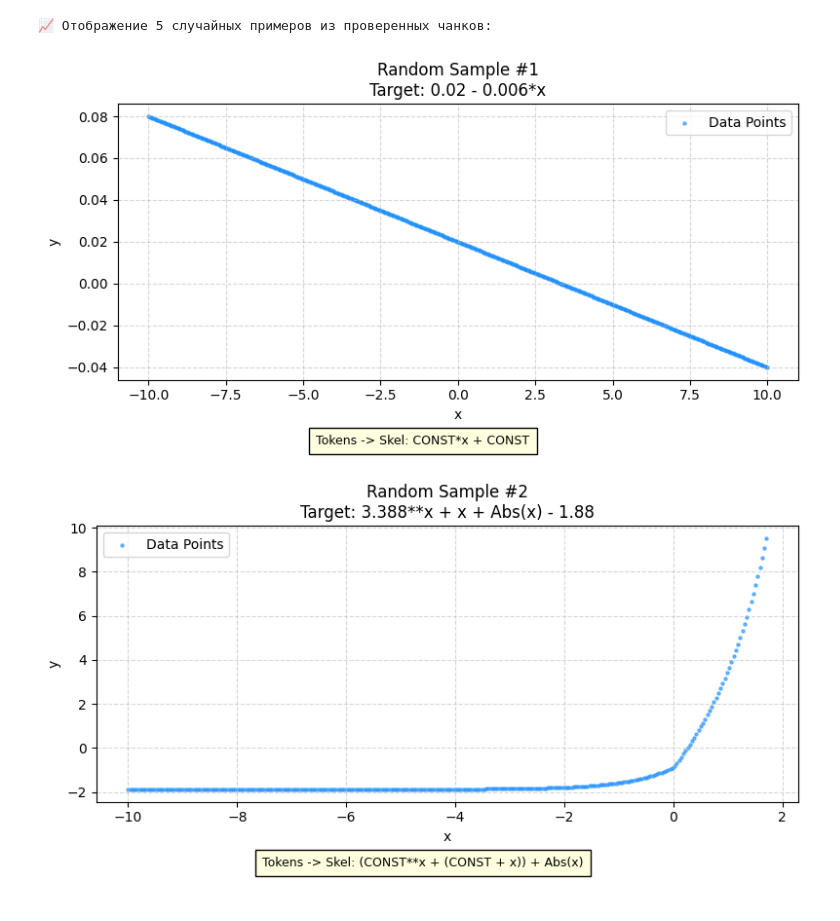
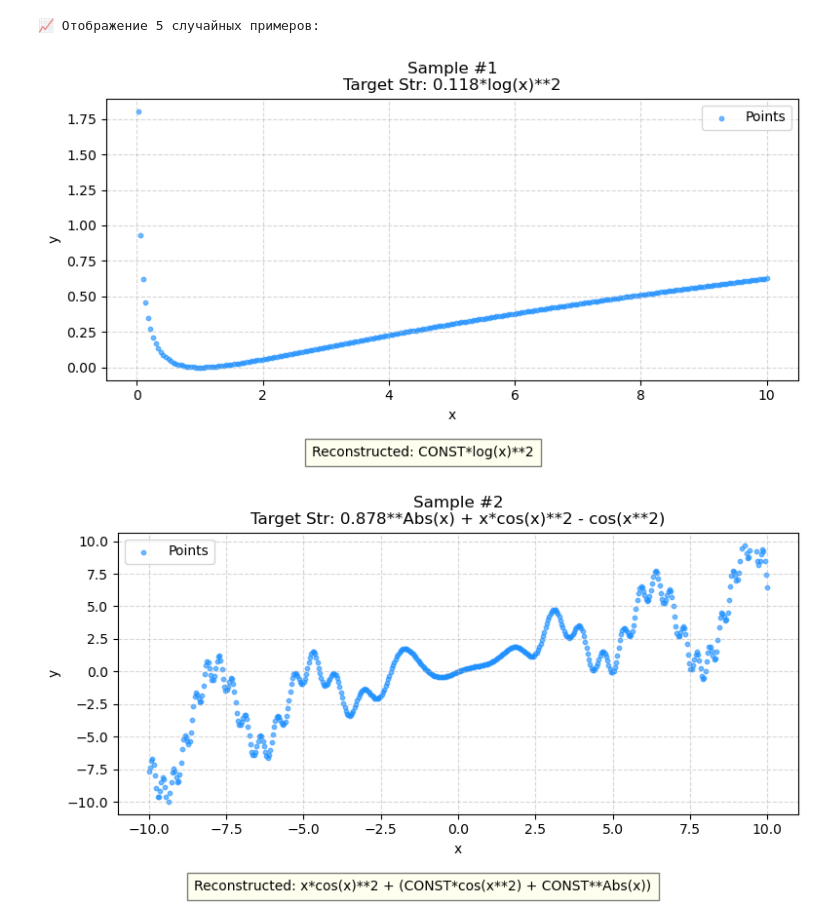
Before and after one commit to YauheniShe/Graph2Eq, a Jupyter notebook: notebooks/check_data.ipynb, the cells around one changed output. Cells and saved outputs as stored; diff of their text form; code cells hidden in the pictures.

```diff
--- a/notebooks/check_data.ipynb
+++ b/notebooks/check_data.ipynb
@@ -4,21 +4,28 @@ import pickle
 import numpy as np
 import matplotlib.pyplot as plt
 import sympy as sp
+import random
 from pathlib import Path
 from collections import Counter
 from tqdm import tqdm
 
-# Импорт вашего токенизатора
 from src.tokenizer import Tokenizer
 
-# Настройки
-DATA_DIR = Path("../data/train")
-NUM_CHUNKS_TO_CHECK = 18  # Сколько первых чанков проверить (k)
+DATA_DIR = Path("../data/val")
+NUM_CHUNKS_TO_CHECK = 11
+NUM_SAMPLES_TO_VISUALIZE = 5
+
+
+PAD_TOKEN_ID = 0
+SOS_TOKEN_ID = 1
+EOS_TOKEN_ID = 2
+
 
 tokenizer = Tokenizer()
 
+
 def get_token_name(token_obj):
-    """Преобразует ID/объект токена в читаемую строку"""
+    """Преобразует ID/объект токена в читаемую строку. Доступна глобально."""
     if isinstance(token_obj, str): return token_obj
     if isinstance(token_obj, int): return str(token_obj)
     if hasattr(token_obj, '__name__'): return token_obj.__name__
@@ -191,47 +137,50 @@ plot_aggregated_stats(agg_counts, agg_lengths, tokenizer)
 # %%
 def visualize_collected_samples(samples, tokenizer):
     if not samples:
-        print("❌ Нет примеров для отображения.")
+        print("⚠️ Нет примеров для отображения.")
         return
 
-    print(f"📈 Отображение {len(samples)} случайных примеров из проверенных чанков:")
+    print(f"📈 Отображение {len(samples)} случайных примеров:")
 
     for i, item in enumerate(samples):
-        expr_str = item['expr_str']
+        expr_str = item.get('expr_str', 'N/A')
         tokens = item['tokens']
-        points = item['points'] # x, y, mask
+        points = item['points']
 
-        # Декодирование для проверки
-        clean_tokens = tokens[(tokens != 0) & (tokens != 1) & (tokens != 2)]
+        mask_special = (tokens != PAD_TOKEN_ID) & (tokens != SOS_TOKEN_ID) & (tokens != EOS_TOKEN_ID)
+        clean_tokens = tokens[mask_special]
+
         try:
             reconstructed = tokenizer.token_seq_to_expr(clean_tokens)
-        except:
-            reconstructed = "Error"
+        except Exception as e:
+            reconstructed = f"Error reconstructing: {e}"
 
-        x = points[:, 0]
-        y = points[:, 1]
-        mask = points[:, 2].astype(bool)
+        if points.shape[1] >= 3:
+            x = points[:, 0]
+            y = points[:, 1]
+            valid_mask = points[:, 2].astype(bool)
+            x_plot, y_plot = x[valid_mask], y[valid_mask]
+        else:
+            x_plot, y_plot = points[:, 0], points[:, 1]
 
-        # Рисуем
         plt.figure(figsize=(8, 4))
-        plt.scatter(x[mask], y[mask], s=5, c='dodgerblue', alpha=0.6, label='Data Points')
+        plt.scatter(x_plot, y_plot, s=10, c='dodgerblue', alpha=0.6, label='Points')
 
-        plt.title(f"Random Sample #{i+1}\nTarget: {expr_str}")
+        plt.title(f"Sample #{i+1}\nTarget Str: {expr_str}")
         plt.xlabel("x")
         plt.ylabel("y")
         plt.grid(True, linestyle='--', alpha=0.5)
         plt.legend()
 
-        # Текст с восстановленным скелетом
-        plt.figtext(0.5, -0.02, f"Tokens -> Skel: {reconstructed}",
-                    ha="center", fontsize=9, bbox={"facecolor":"lightyellow", "pad":5})
+        plt.figtext(0.5, -0.05, f"Reconstructed: {reconstructed}",
+                    ha="center", fontsize=10,
+                    bbox=dict(facecolor="lightyellow", alpha=0.5, pad=5))
 
         plt.tight_layout()
         plt.show()
 
-# Запускаем визуализацию
 visualize_collected_samples(random_examples, tokenizer)
 # %% [output]
-📈 Отображение 5 случайных примеров из проверенных чанков:
+📈 Отображение 5 случайных примеров:
-[figure, old version]
+[figure, new version]
-[figure, old version]
+[figure, new version]
```
Also changed, not shown: parts of 4 cells of this notebook, 1 other file.
